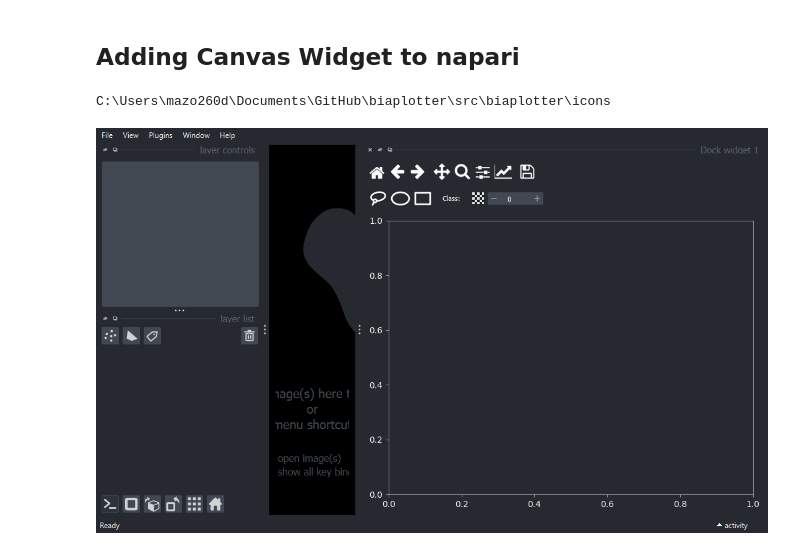
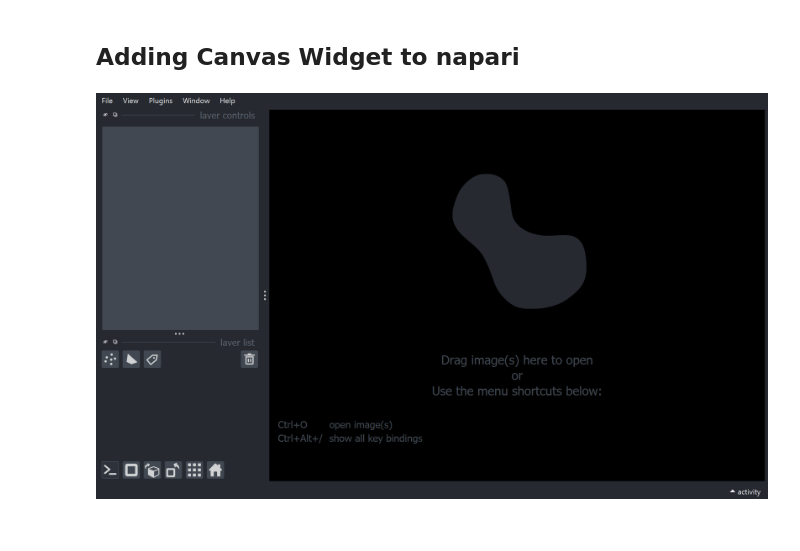
Before and after one commit to BiAPoL/biaplotter, a Jupyter notebook: docs/examples/canvas_widget_example.ipynb, the cells around one changed output. Drawn from its saved outputs; the diff is of its cells as text; code cells hidden in the pictures.

Commit message:
test starting viewer hidden

```diff
--- a/docs/examples/canvas_widget_example.ipynb
+++ b/docs/examples/canvas_widget_example.ipynb
@@ -8,10 +8,9 @@ import numpy as np
 # %% [markdown]
 ## Adding Canvas Widget to napari
 # %%
-# viewer = napari.Viewer()
+viewer = napari.Viewer(show=False)
 # canvas_widget = CanvasWidget(viewer)
 # viewer.window.add_dock_widget(canvas_widget)
-# nbscreenshot(viewer)
+nbscreenshot(viewer)
 # %% [output]
-C:\Users\mazo260d\Documents\GitHub\biaplotter\src\biaplotter\icons
-[figure, old version]
+[figure, new version]
```
Also changed, not shown: parts of 1 cell of this notebook.
